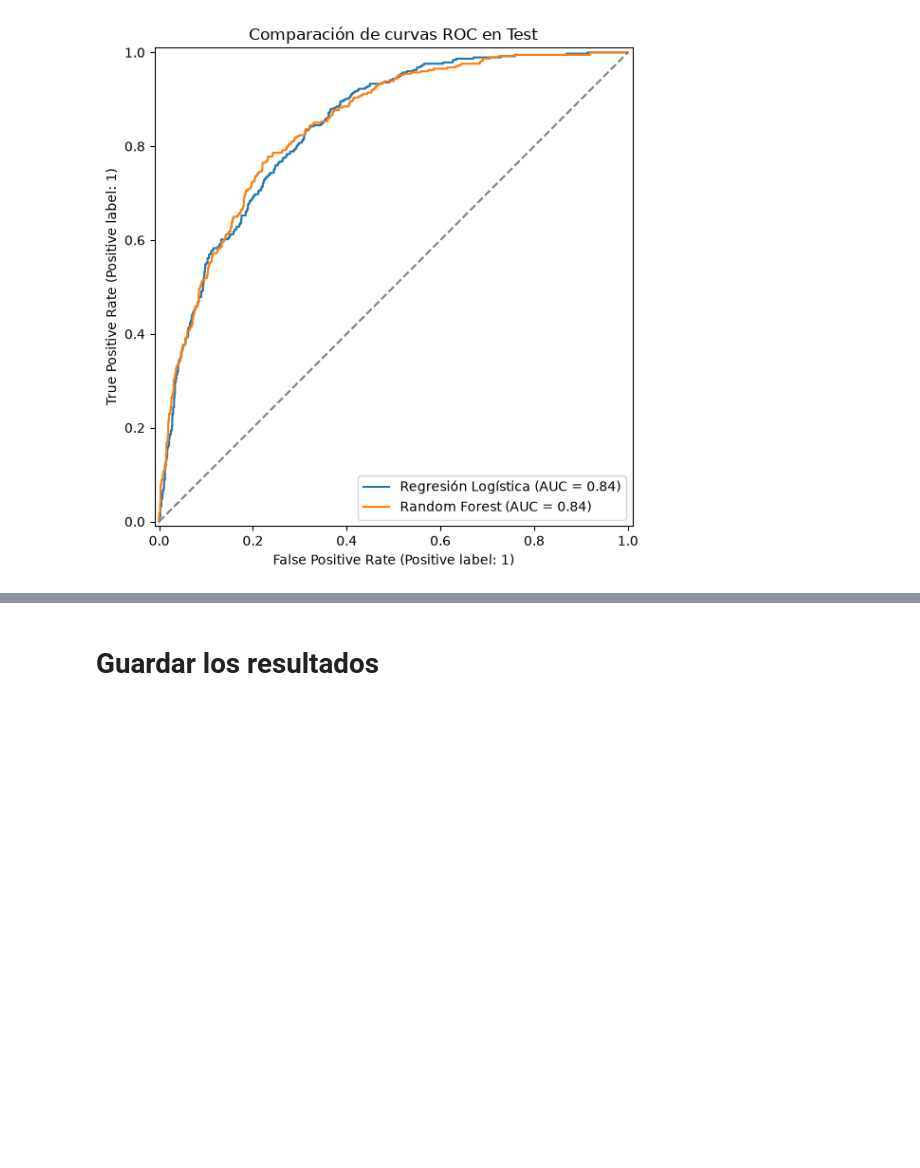
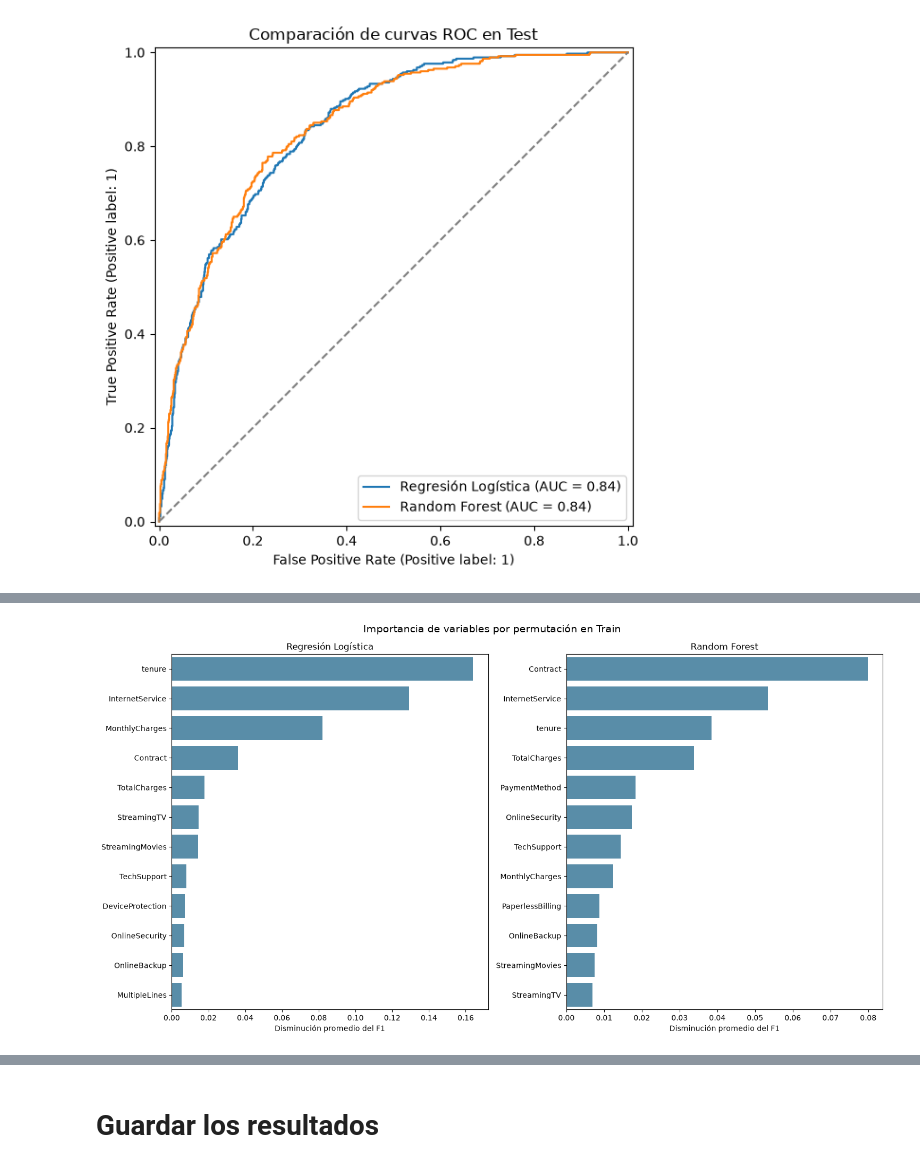
Before and after one commit to Fusk14/telco-churn-ml, a Jupyter notebook: notebooks/02_Modelos_Supervisados.ipynb, the cells around one changed output, grey strips where cells are left out. Cells and saved outputs as stored; diff of their text form; code cells hidden in the pictures; blank space fills up the shorter version.

```diff
--- a/notebooks/02_Modelos_Supervisados.ipynb
+++ b/notebooks/02_Modelos_Supervisados.ipynb
@@ -168,0 +166,90 @@ En este caso, Random Forest presenta una ventaja en las predicciones realizadas
+# %%
+from pathlib import Path
+import joblib
+import pandas as pd
+import matplotlib.pyplot as plt
+import seaborn as sns
+
+from sklearn.inspection import permutation_importance
+
+# Ubicar la raíz del proyecto desde notebooks/
+ROOT = Path.cwd().resolve()
+if ROOT.name == "notebooks":
+    ROOT = ROOT.parent
+
+# Cargar exclusivamente Train
+train = pd.read_csv(ROOT / "data/split/telco_train.csv")
+
+# Reproducir limpieza determinista usada en model_optimization.py
+train = train.copy()
+
+for col in train.select_dtypes(include=["object", "string"]).columns:
+    train[col] = train[col].astype("string").str.strip()
+
+train["TotalCharges"] = pd.to_numeric(
+    train["TotalCharges"], errors="coerce"
+)
+
+vacios = train["TotalCharges"].isna()
+
+if (vacios & train["tenure"].ne(0)).any():
+    raise ValueError("TotalCharges vacío con tenure distinto de 0")
+
+train.loc[vacios, "TotalCharges"] = 0
+
+# Variables originales utilizadas por los modelos
+X = train.drop(columns=["customerID", "Churn"])
+y = train["Churn"].map({"No": 0, "Yes": 1}).astype(int)
+
+# Cargar los modelos ya entrenados: no se ejecuta fit()
+modelos = {
+    "Regresión Logística": joblib.load(
+        ROOT / "models/logistic_regression_optuna.joblib"
+    ),
+    "Random Forest": joblib.load(
+        ROOT / "models/random_forest_optuna.joblib"
+    ),
+}
+
+fig, axes = plt.subplots(1, 2, figsize=(15, 8))
+
+for ax, (nombre, modelo) in zip(axes, modelos.items()):
+
+    resultado = permutation_importance(
+        estimator=modelo,
+        X=X,
+        y=y,
+        scoring="f1",
+        n_repeats=5,
+        random_state=42,
+        n_jobs=1
+    )
+
+    importancia = pd.DataFrame({
+        "Variable": X.columns,
+        "Importancia": resultado.importances_mean,
+        "Desviacion": resultado.importances_std
+    }).sort_values("Importancia", ascending=False)
+
+    print(f"\n{nombre}")
+    print(importancia.to_string(index=False))
+
+    sns.barplot(
+        data=importancia.head(12),
+        x="Importancia",
+        y="Variable",
+        color="#4C91B5",
+        ax=ax
+    )
+
+    ax.set_title(nombre)
+    ax.set_xlabel("Disminución promedio del F1")
+    ax.set_ylabel("")
+
+plt.suptitle(
+    "Importancia de variables por permutación en Train",
+    fontsize=14
+)
+plt.tight_layout()
+plt.show()
+# %% [output]
@@ -168,0 +273 @@ En este caso, Random Forest presenta una ventaja en las predicciones realizadas
+[figure, added]
```
Also changed, not shown: parts of 6 cells of this notebook, 4 other files.
